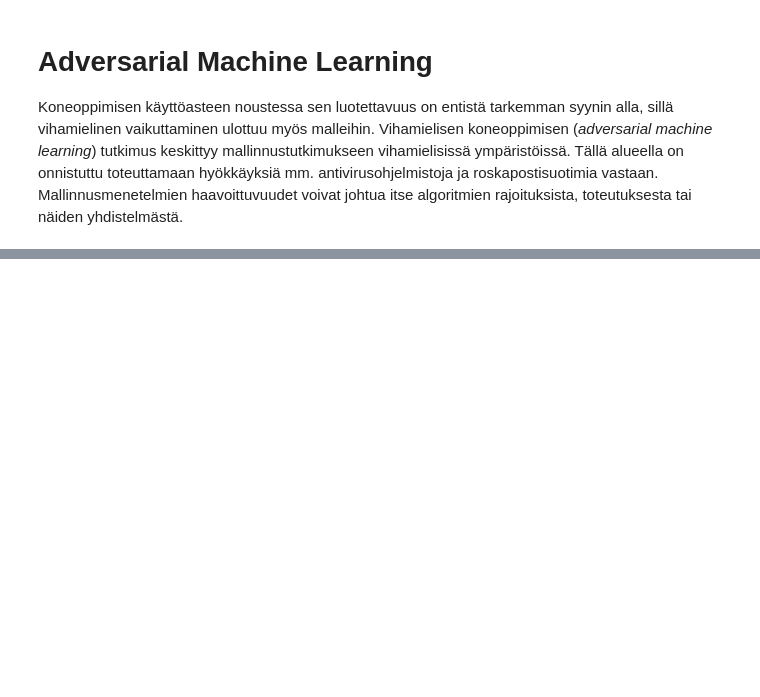
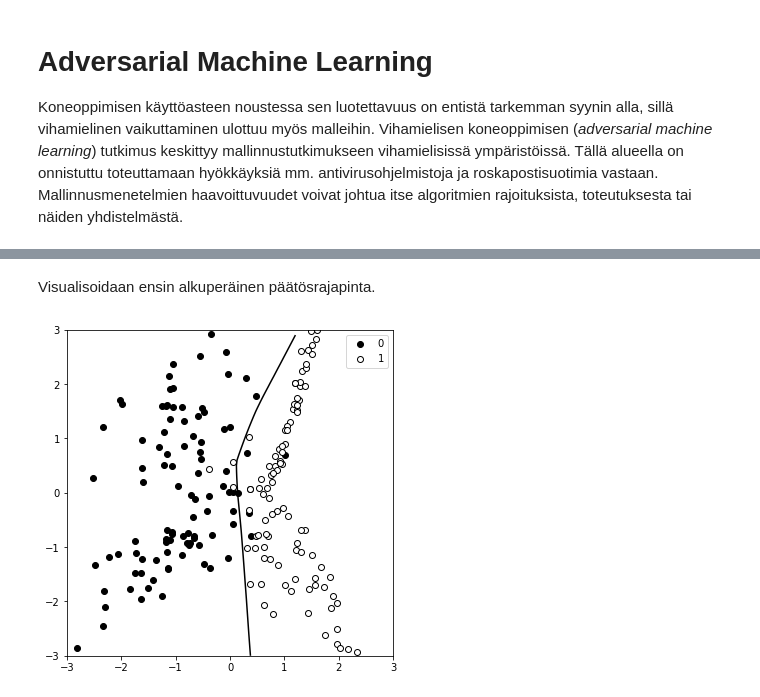
Before and after one commit to karmus89/machine-learning-and-security, a Jupyter notebook: 08. Adversarial Machine Learning.ipynb, the cells around one changed output, grey strips where cells are left out. Saved outputs shown, nothing was run; the diff lists cells and outputs as text; code cells hidden in the pictures; blank space fills up the shorter version.

```diff
--- a/08. Adversarial Machine Learning.ipynb
+++ b/08. Adversarial Machine Learning.ipynb
@@ -22,0 +65,8 @@ Tutkimuksen alkuvaiheissa keskityttiin mm. laadullista analyysiä helpottavan ta
+# %%
+import numpy as np
+from sklearn.neural_network import MLPClassifier
+
+xx,yy = np.mgrid[-3:3:.1,-3:3:.1]
+grid = np.c_[xx.ravel(), yy.ravel()]
+model = MLPClassifier(max_iter=600,random_state=0).fit(x[:100],y[:100])
+results = model.predict_proba(grid)[:,1].reshape(xx.shape)
@@ -22,0 +75,21 @@ Tutkimuksen alkuvaiheissa keskityttiin mm. laadullista analyysiä helpottavan ta
+# %%
+def plot_decision_boundary(x, y, results, x_chaff=None, y_chaff=None, results_poisoned=None):
+    xx,yy = np.mgrid[-3:3:.1,-3:3:.1]
+    f, ax = plt.subplots(figsize=(9,6))
+    ax.scatter(x[y==0][:,0], x[y==0][:,1], c='k', edgecolor="black", label='0')
+    ax.scatter(x[y==1][:,0], x[y==1][:,1], c='w', edgecolor="black", label='1')
+    if all([(x_chaff is not None),(y_chaff is not None),(results_poisoned is not None)]):
+        ax.scatter(x_chaff[:,0], x_chaff[:, 1], c='w', marker="D", edgecolor="black", label='chaff')
+        ax.contour(xx, yy, results, levels=[.5], cmap="gray", vmin=0, vmax=.8)
+        ax.contour(xx, yy, results_poisoned, levels=[.5], cmap="gray")
+    else:
+        ax.contour(xx, yy, results, levels=[.5], cmap="gray")
+    ax.set(aspect="equal", xlim=(-3, 3), ylim=(-3, 3))
+    plt.legend()
+    plt.show()
+# %% [markdown]
+Visualisoidaan ensin alkuperäinen päätösrajapinta.
+# %%
+plot_decision_boundary(x,y, results)
+# %% [output]
+[figure, added]
```
Also changed, not shown: parts of 18 cells of this notebook, 1 other file.
